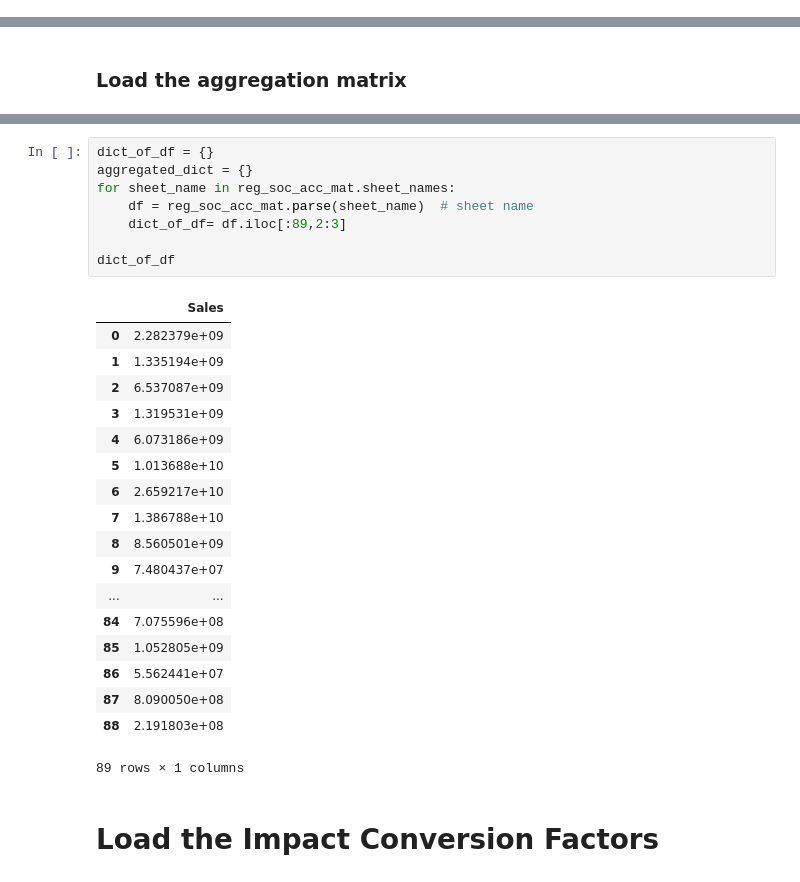
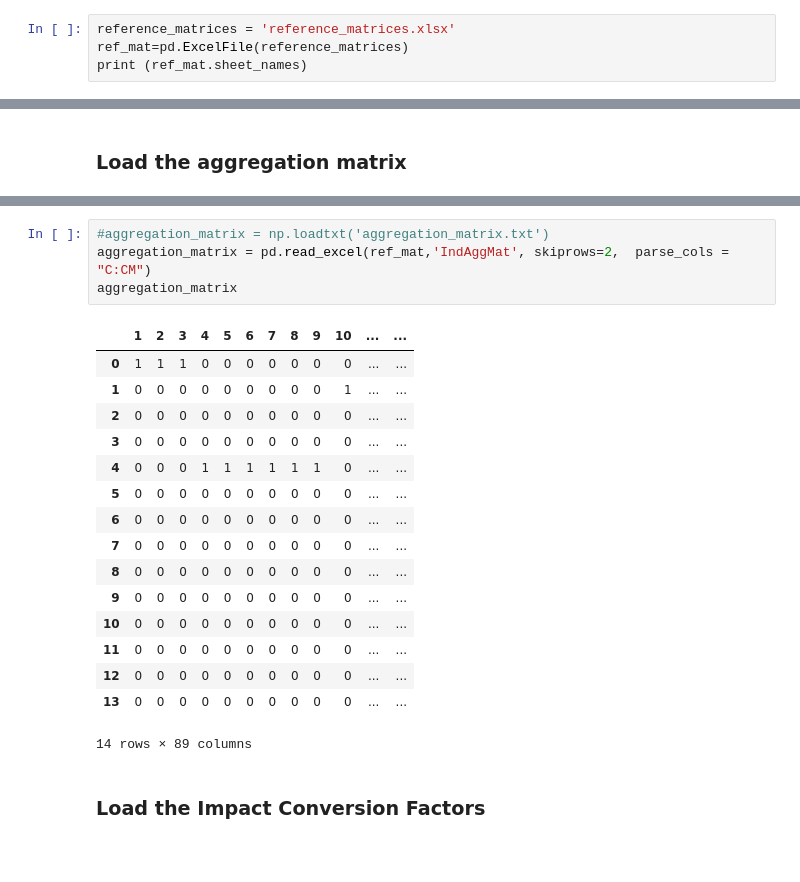
Before and after one commit to IEAGIS/reg_soc_acc_mat, a Jupyter notebook: reg_soc_acc_mat.ipynb, the cells around one changed output, grey strips where cells are left out. Drawn from its saved outputs; the diff is of its cells as text; blank space fills up the shorter version.

```diff
--- a/reg_soc_acc_mat.ipynb
+++ b/reg_soc_acc_mat.ipynb
@@ -48,0 +47,4 @@ array([['Agriculture'],
+# %%
+reference_matrices = 'reference_matrices.xlsx'
+ref_mat=pd.ExcelFile(reference_matrices)
+print (ref_mat.sheet_names)
@@ -67,29 +90,23 @@ print aggregation_matrix
-# %%
-dict_of_df = {}
-aggregated_dict = {}
-for sheet_name in reg_soc_acc_mat.sheet_names:
-    df = reg_soc_acc_mat.parse(sheet_name)  # sheet name
-    dict_of_df= df.iloc[:89,2:3]
-
-dict_of_df
-# %% [output]
-|  | Sales |
-| 0 | 2.282379e+09 |
-| 1 | 1.335194e+09 |
-| 2 | 6.537087e+09 |
-| 3 | 1.319531e+09 |
-| 4 | 6.073186e+09 |
-| 5 | 1.013688e+10 |
-| 6 | 2.659217e+10 |
-| 7 | 1.386788e+10 |
-| 8 | 8.560501e+09 |
-| 9 | 7.480437e+07 |
-| ... | ... |
-| 84 | 7.075596e+08 |
-| 85 | 1.052805e+09 |
-| 86 | 5.562441e+07 |
-| 87 | 8.090050e+08 |
-| 88 | 2.191803e+08 |
-89 rows × 1 columns
+# %%
+#aggregation_matrix = np.loadtxt('aggregation_matrix.txt')
+aggregation_matrix = pd.read_excel(ref_mat,'IndAggMat', skiprows=2,  parse_cols = "C:CM")
+aggregation_matrix
+# %% [output]
+|  | 1 | 2 | 3 | 4 | 5 | 6 | 7 | 8 | 9 | 10 | ... | ... |
+| 0 | 1 | 1 | 1 | 0 | 0 | 0 | 0 | 0 | 0 | 0 | ... | ... |
+| 1 | 0 | 0 | 0 | 0 | 0 | 0 | 0 | 0 | 0 | 1 | ... | ... |
+| 2 | 0 | 0 | 0 | 0 | 0 | 0 | 0 | 0 | 0 | 0 | ... | ... |
+| 3 | 0 | 0 | 0 | 0 | 0 | 0 | 0 | 0 | 0 | 0 | ... | ... |
+| 4 | 0 | 0 | 0 | 1 | 1 | 1 | 1 | 1 | 1 | 0 | ... | ... |
+| 5 | 0 | 0 | 0 | 0 | 0 | 0 | 0 | 0 | 0 | 0 | ... | ... |
+| 6 | 0 | 0 | 0 | 0 | 0 | 0 | 0 | 0 | 0 | 0 | ... | ... |
+| 7 | 0 | 0 | 0 | 0 | 0 | 0 | 0 | 0 | 0 | 0 | ... | ... |
+| 8 | 0 | 0 | 0 | 0 | 0 | 0 | 0 | 0 | 0 | 0 | ... | ... |
+| 9 | 0 | 0 | 0 | 0 | 0 | 0 | 0 | 0 | 0 | 0 | ... | ... |
+| 10 | 0 | 0 | 0 | 0 | 0 | 0 | 0 | 0 | 0 | 0 | ... | ... |
+| 11 | 0 | 0 | 0 | 0 | 0 | 0 | 0 | 0 | 0 | 0 | ... | ... |
+| 12 | 0 | 0 | 0 | 0 | 0 | 0 | 0 | 0 | 0 | 0 | ... | ... |
+| 13 | 0 | 0 | 0 | 0 | 0 | 0 | 0 | 0 | 0 | 0 | ... | ... |
+14 rows × 89 columns
 # %% [markdown]
-# Load the Impact Conversion Factors
+### Load the Impact Conversion Factors
```
Also changed, not shown: parts of 26 cells of this notebook, 1 other file.
